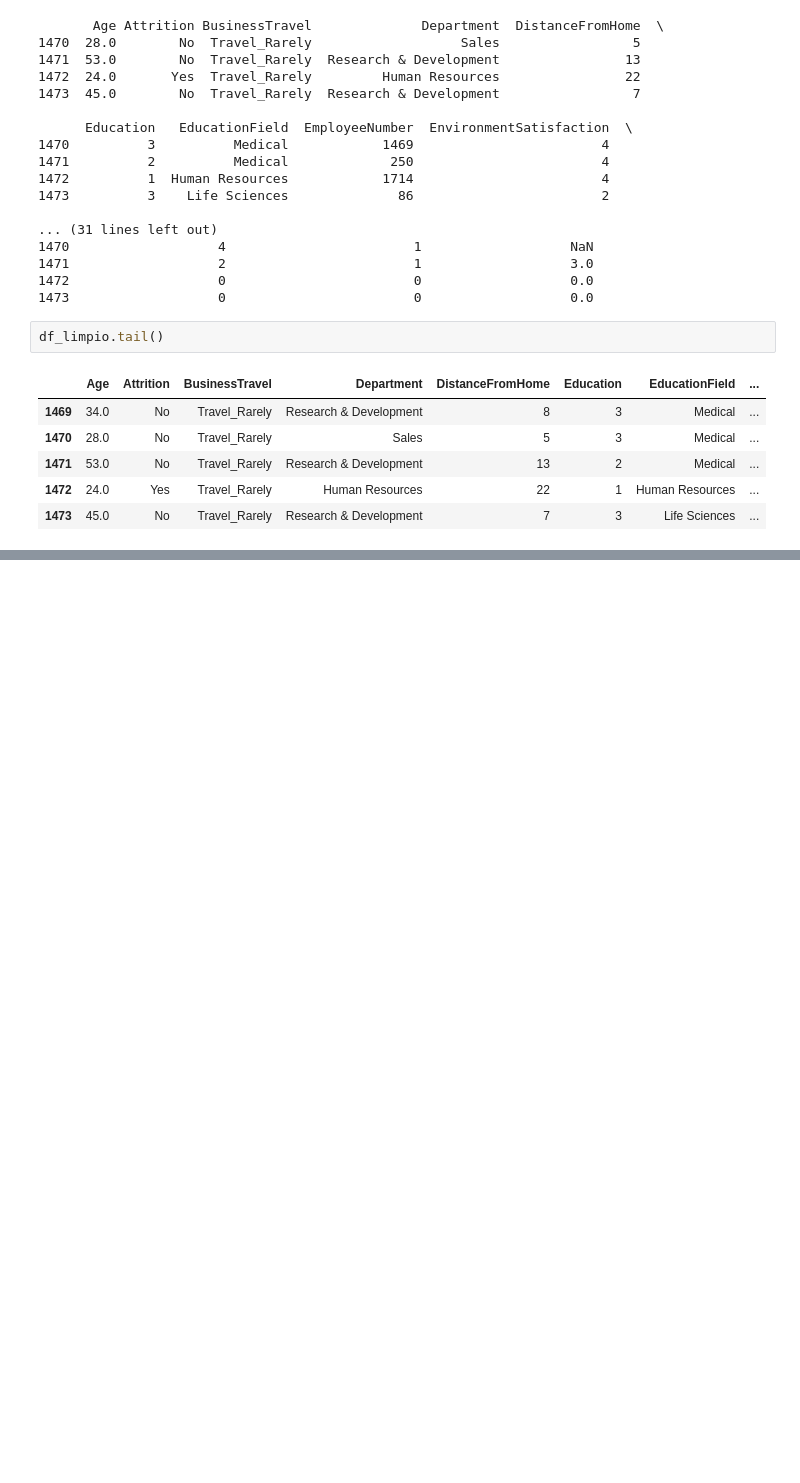
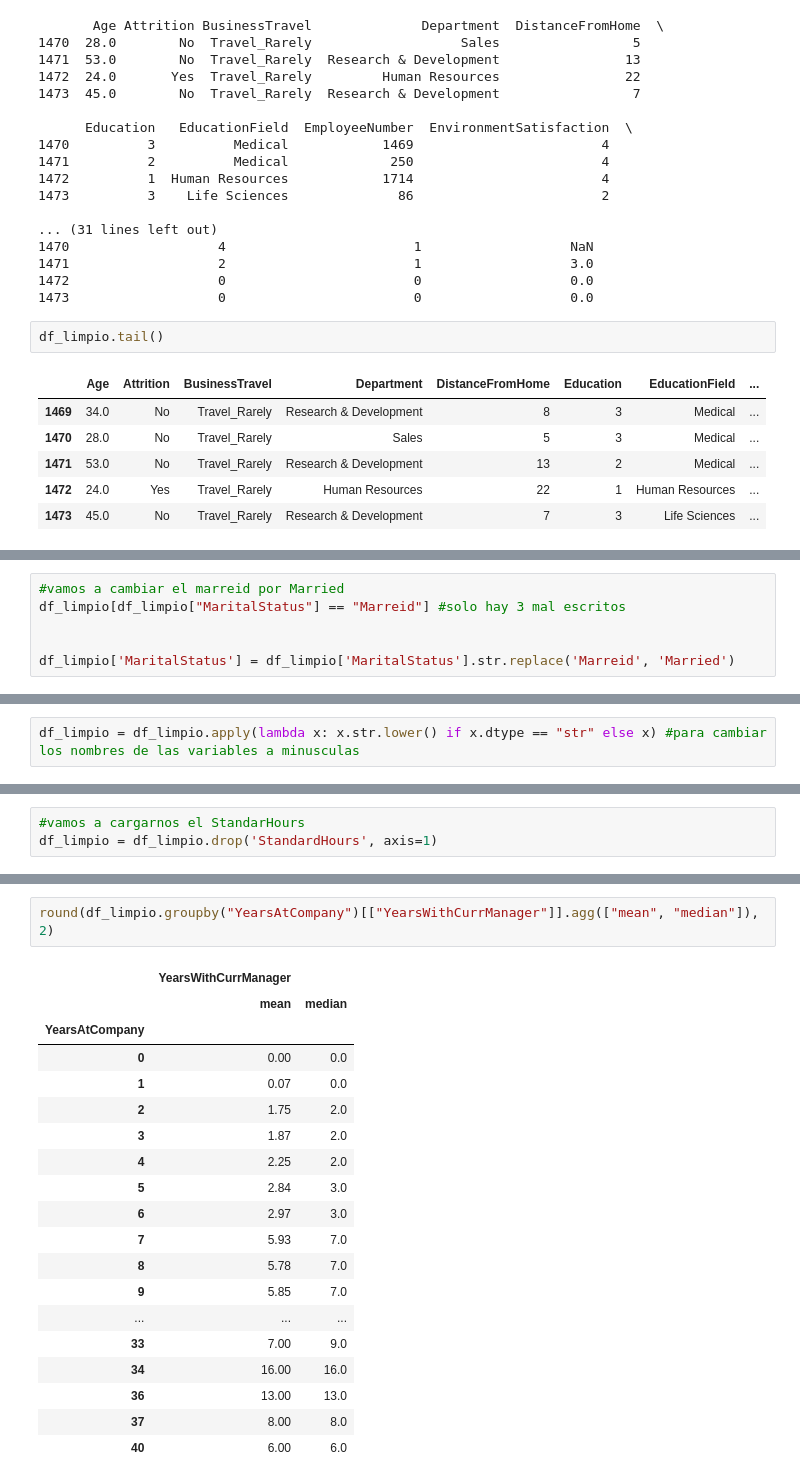
Before and after one commit to Lumo88/project-da-promo-65-modulo-3-team-1, a Jupyter notebook: Proyecto_Organizacion.ipynb, the cells around one changed output, grey strips where cells are left out. Drawn from its saved outputs; the diff is of its cells as text; blank space fills up the shorter version.

```diff
--- a/Proyecto_Organizacion.ipynb
+++ b/Proyecto_Organizacion.ipynb
@@ -517,0 +539,6 @@ df_limpio.tail()
+# %%
+#vamos a cambiar el marreid por Married
+df_limpio[df_limpio["MaritalStatus"] == "Marreid"] #solo hay 3 mal escritos
+
+
+df_limpio['MaritalStatus'] = df_limpio['MaritalStatus'].str.replace('Marreid', 'Married')
@@ -517,0 +551,2 @@ df_limpio.tail()
+# %%
+df_limpio = df_limpio.apply(lambda x: x.str.lower() if x.dtype == "str" else x) #para cambiar los nombres de las variables a minusculas
@@ -517,0 +611,3 @@ df_limpio.tail()
+# %%
+#vamos a cargarnos el StandarHours
+df_limpio = df_limpio.drop('StandardHours', axis=1)
@@ -517,0 +683,22 @@ df_limpio.tail()
+# %%
+round(df_limpio.groupby("YearsAtCompany")[["YearsWithCurrManager"]].agg(["mean", "median"]), 2)
+# %% [output]
+|  | YearsWithCurrManager |  |
+|  | mean | median |
+| YearsAtCompany |  |  |
+| 0 | 0.00 | 0.0 |
+| 1 | 0.07 | 0.0 |
+| 2 | 1.75 | 2.0 |
+| 3 | 1.87 | 2.0 |
+| 4 | 2.25 | 2.0 |
+| 5 | 2.84 | 3.0 |
+| 6 | 2.97 | 3.0 |
+| 7 | 5.93 | 7.0 |
+| 8 | 5.78 | 7.0 |
+| 9 | 5.85 | 7.0 |
+| ... | ... | ... |
+| 33 | 7.00 | 9.0 |
+| 34 | 16.00 | 16.0 |
+| 36 | 13.00 | 13.0 |
+| 37 | 8.00 | 8.0 |
+| 40 | 6.00 | 6.0 |
```
Also changed, not shown: parts of 20 cells of this notebook.
